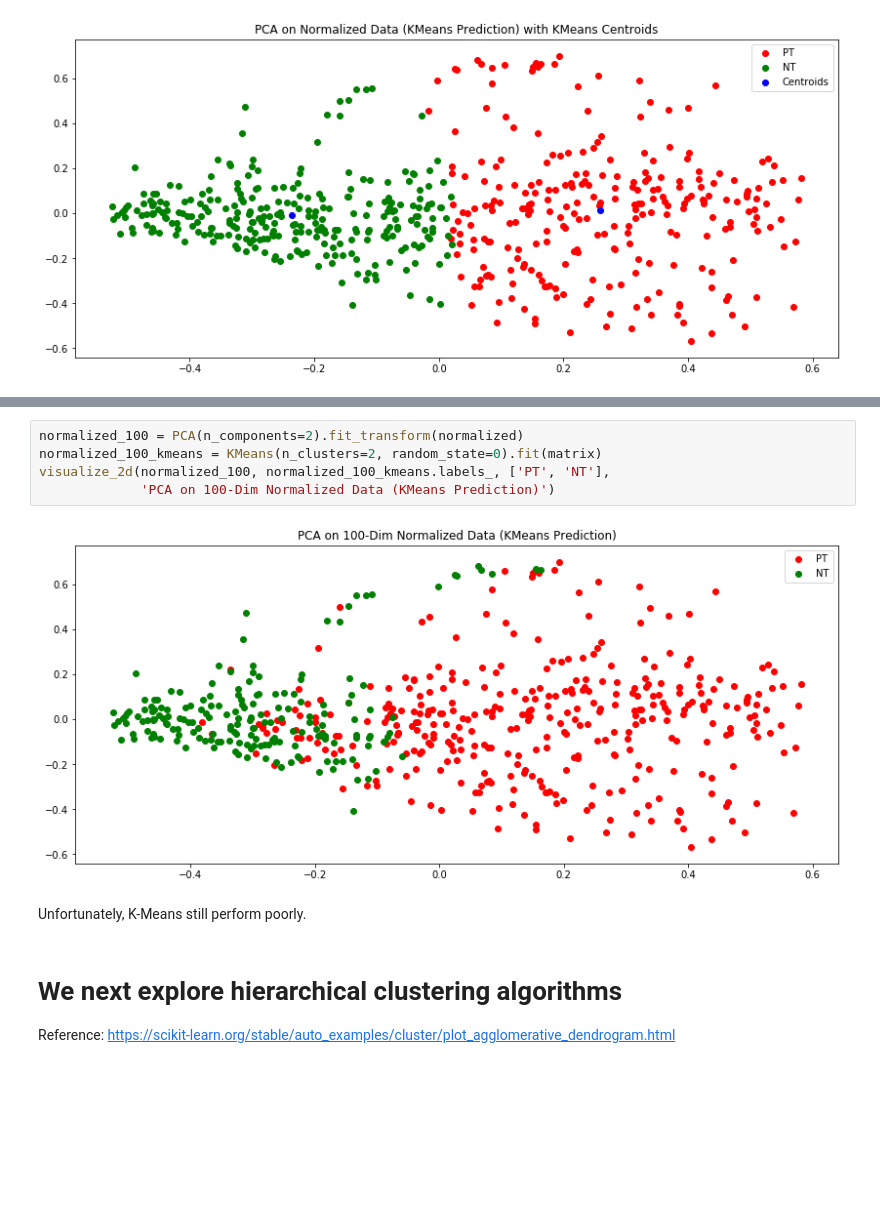
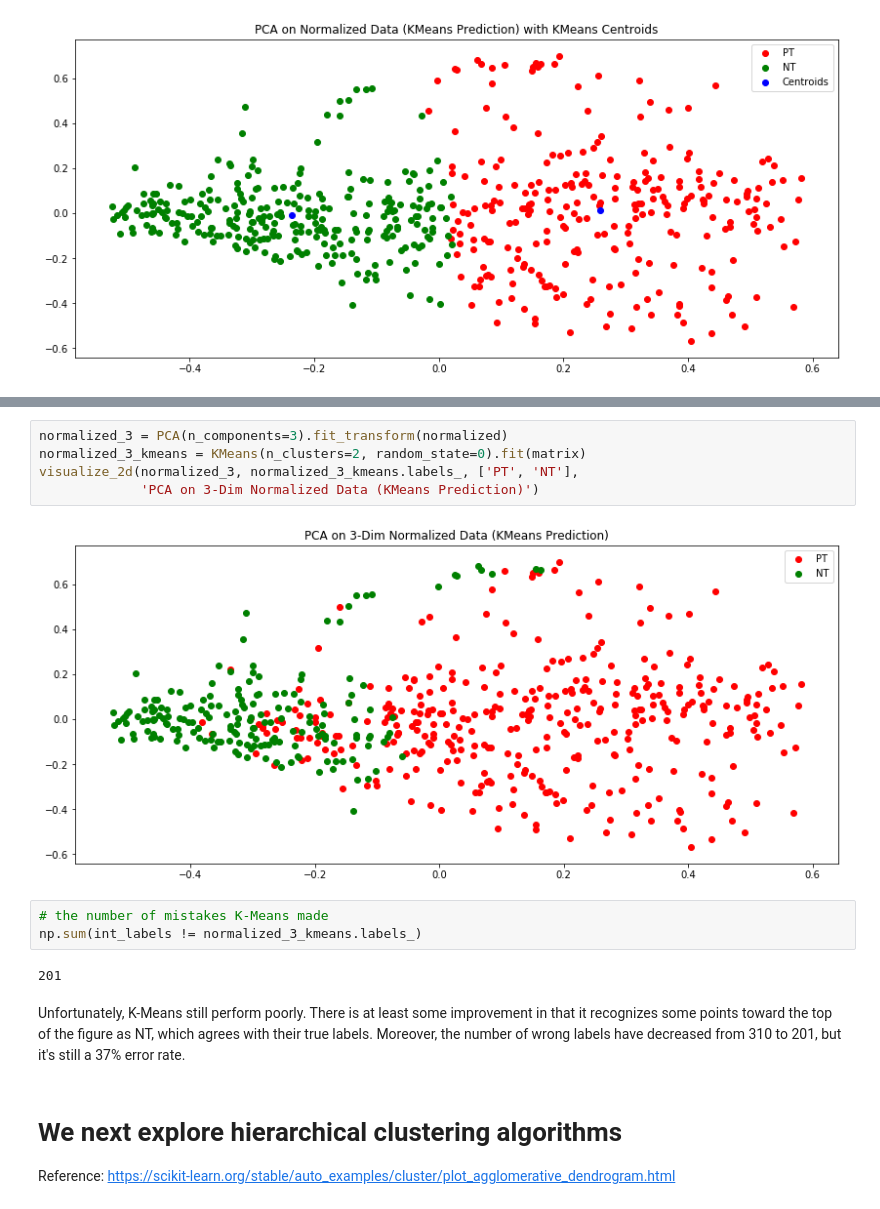
Before and after one commit to RuolinZheng08/cmsc33750-machine-learning-and-cancer, a Jupyter notebook: hw2/hw2.ipynb, the cells around one changed output, grey strips where cells are left out. Drawn from its saved outputs; the diff is of its cells as text; blank space fills up the shorter version.

```diff
--- a/hw2/hw2.ipynb
+++ b/hw2/hw2.ipynb
@@ -227,12 +272,17 @@ plt.show()
 # %%
-normalized_100 = PCA(n_components=2).fit_transform(normalized)
-normalized_100_kmeans = KMeans(n_clusters=2, random_state=0).fit(matrix)
-visualize_2d(normalized_100, normalized_100_kmeans.labels_, ['PT', 'NT'],
-             'PCA on 100-Dim Normalized Data (KMeans Prediction)')
+normalized_3 = PCA(n_components=3).fit_transform(normalized)
+normalized_3_kmeans = KMeans(n_clusters=2, random_state=0).fit(matrix)
+visualize_2d(normalized_3, normalized_3_kmeans.labels_, ['PT', 'NT'],
+             'PCA on 3-Dim Normalized Data (KMeans Prediction)')
 # %% [output]
-[figure, old version]
+[figure, new version]
-# %% [markdown]
-Unfortunately, K-Means still perform poorly.
+# %%
+# the number of mistakes K-Means made
+np.sum(int_labels != normalized_3_kmeans.labels_)
+# %% [output]
+201
+# %% [markdown]
+Unfortunately, K-Means still perform poorly. There is at least some improvement in that it recognizes some points toward the top of the figure as NT, which agrees with their true labels. Moreover, the number of wrong labels have decreased from 310 to 201, but it's still a 37% error rate.
 # %% [markdown]
 # We next explore hierarchical clustering algorithms
 Reference: https://scikit-learn.org/stable/auto_examples/cluster/plot_agglomerative_dendrogram.html
```
Also changed, not shown: parts of 26 cells of this notebook.
